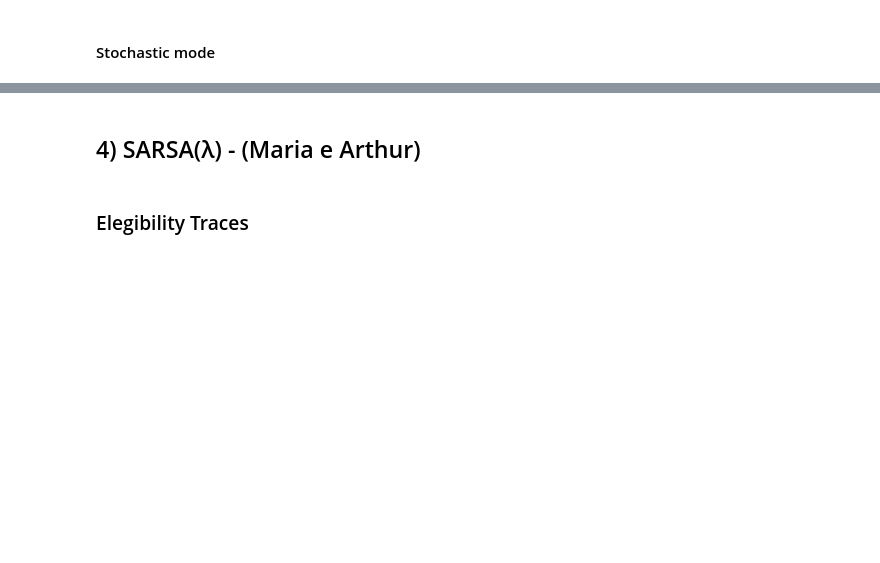
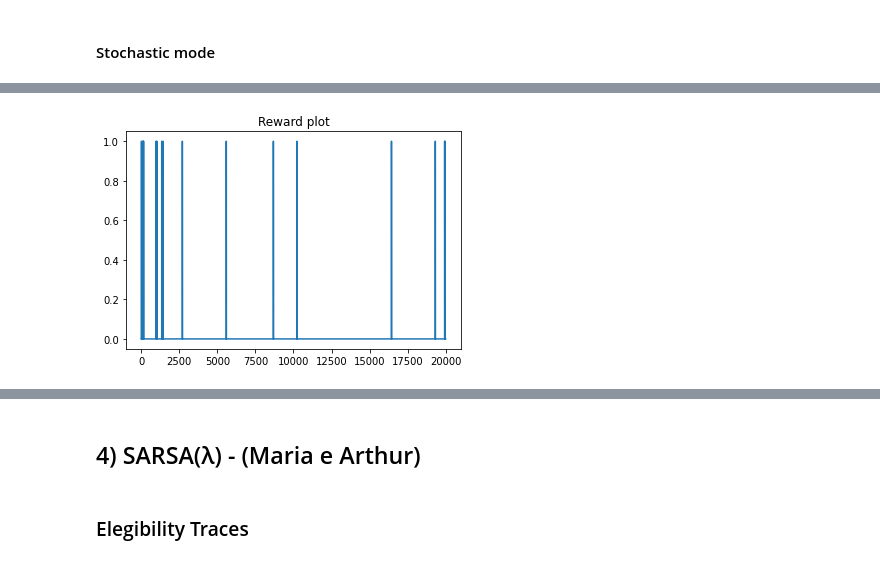
Before and after one commit to thurbridi/mo436-project-1, a Jupyter notebook: notebooks/project_1.ipynb, the cells around one changed output, grey strips where cells are left out. Saved outputs shown, nothing was run; the diff lists cells and outputs as text; code cells hidden in the pictures; blank space fills up the shorter version.

```diff
--- a/notebooks/project_1.ipynb
+++ b/notebooks/project_1.ipynb
@@ -515,0 +680,6 @@ grid_search_approximator(stochastic=False)
+# %%
+plt.title("Reward plot")
+plt.plot(rewards_per_model)
+plt.show()
+# %% [output]
+[figure, added]
```
Also changed, not shown: parts of 35 cells of this notebook.
